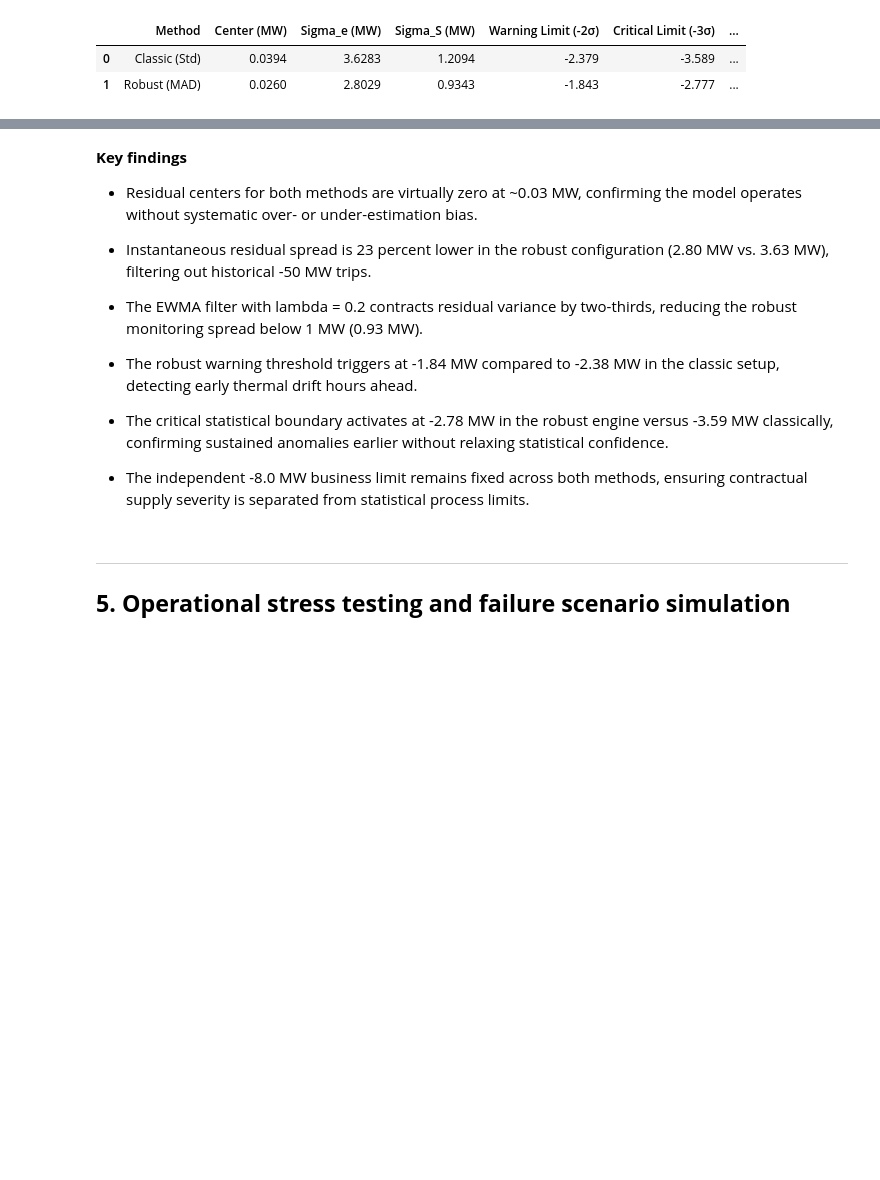
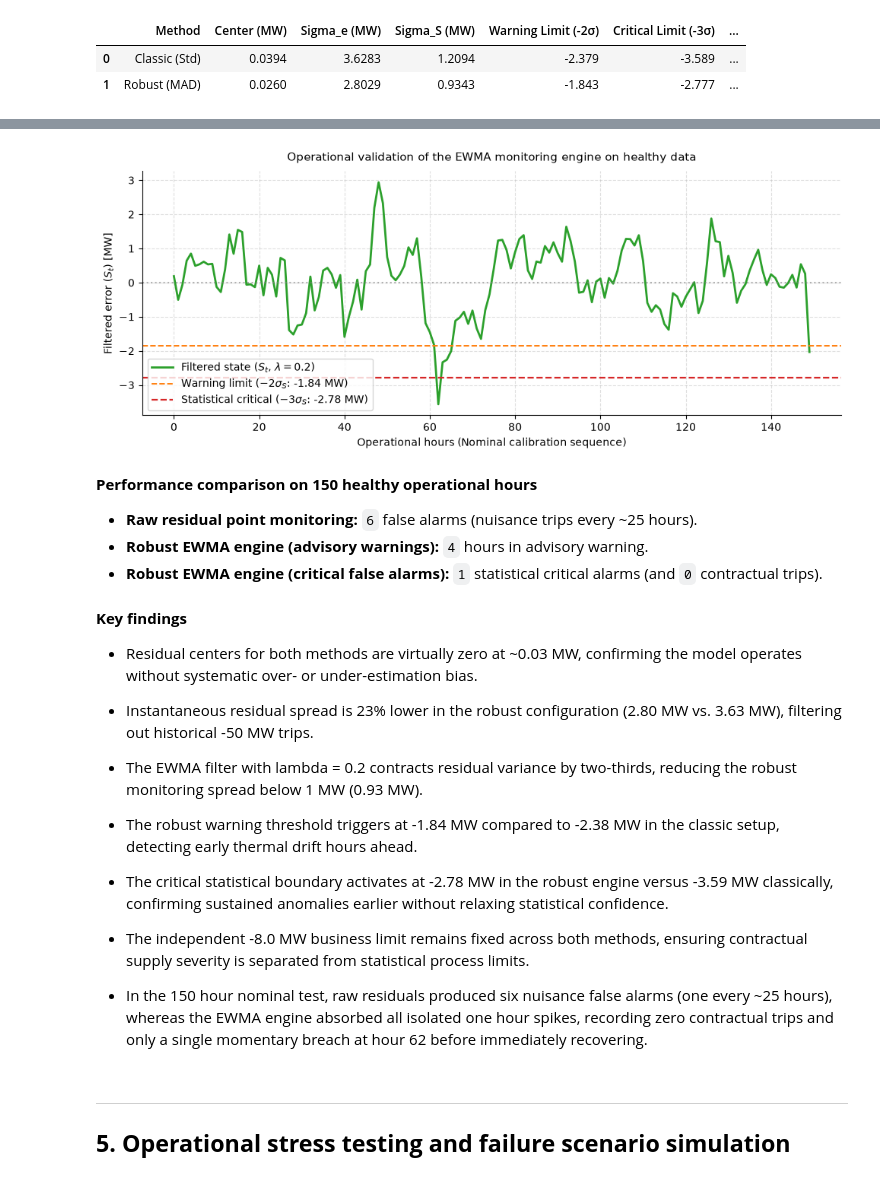
Before and after one commit to otrebor-solrac/industrial-anomaly-monitoring, a Jupyter notebook: Power_Plant.ipynb, the cells around one changed output, grey strips where cells are left out. Drawn from its saved outputs; the diff is of its cells as text; code cells hidden in the pictures; blank space fills up the shorter version.

```diff
--- a/Power_Plant.ipynb
+++ b/Power_Plant.ipynb
@@ -810,9 +920,81 @@ df_calib_comparison
+# %%
+# Evaluate the new EWMA monitoring engine on the same 150-hour nominal sequence
+sample_len = 150
+y_actual_sample = y_calib.iloc[:sample_len] if hasattr(y_calib, "iloc") else y_calib[:sample_len]
+y_pred_sample = y_pred_rf_full[:sample_len]
+
+# Run simulation through the calibrated robust engine
+df_sim_nominal = engine_robust.run_simulation(y_actual_sample, y_pred_sample)
+
+# Count alarms by escalation tier
+status_counts = df_sim_nominal["status"].value_counts().to_dict()
+warn_count = status_counts.get("WARNING", 0)
+stat_crit_count = status_counts.get("STAT_CRITICAL", 0)
+actionable_count = status_counts.get("ACTIONABLE_CRITICAL", 0)
+
+# Visualization of the robust EWMA monitoring engine
+fig, ax = plt.subplots(figsize=(10, 4.2))
+
+# Plot filtered tracking statistic S_t
+ax.plot(
+    df_sim_nominal["S_t"],
+    color="#2ca02c",
+    linewidth=2.0,
+    label="Filtered state ($S_t$, $\\lambda=0.2$)",
+)
+
+# Multi-tier escalation limits
+ax.axhline(
+    engine_robust.limit_warning,
+    color="#ff7f0e",
+    linestyle="--",
+    linewidth=1.4,
+    label=f"Warning limit ($-2\\sigma_S$: {engine_robust.limit_warning:.2f} MW)",
+)
+ax.axhline(
+    engine_robust.limit_critical,
+    color="#d62728",
+    linestyle="--",
+    linewidth=1.6,
+    label=f"Statistical critical ($-3\\sigma_S$: {engine_robust.limit_critical:.2f} MW)",
+)
+ax.axhline(0, color="gray", linestyle=":", alpha=0.6)
+
+ax.set_title("Operational validation of the EWMA monitoring engine on healthy data", fontsize=11, pad=10)
+ax.set_xlabel("Operational hours (Nominal calibration sequence)")
+ax.set_ylabel("Filtered error ($S_t$) [MW]")
+ax.legend(loc="lower left", frameon=True, facecolor="white")
+ax.grid(True, linestyle="--", alpha=0.4)
+sns.despine(ax=ax, top=True, right=True)
+
+plt.tight_layout()
+plt.show()
+
+display(
+    Markdown(
+        f"""
+**Performance comparison on 150 healthy operational hours**
+
+* **Raw residual point monitoring:** `6` false alarms (nuisance trips every ~25 hours).
+* **Robust EWMA engine (advisory warnings):** `{warn_count}` hours in advisory warning.
+* **Robust EWMA engine (critical false alarms):** `{stat_crit_count}` statistical critical alarms (and `{actionable_count}` contractual trips).
+"""
+    )
+)
+# %% [output]
+[figure, added]
+
+**Performance comparison on 150 healthy operational hours**
+
+* **Raw residual point monitoring:** `6` false alarms (nuisance trips every ~25 hours).
+* **Robust EWMA engine (advisory warnings):** `4` hours in advisory warning.
+* **Robust EWMA engine (critical false alarms):** `1` statistical critical alarms (and `0` contractual trips).
 # %% [markdown]
 **Key findings**
 
 * Residual centers for both methods are virtually zero at ~0.03 MW, confirming the model operates without systematic over- or under-estimation bias.
 
-* Instantaneous residual spread is 23 percent lower in the robust configuration (2.80 MW vs. 3.63 MW), filtering out historical -50 MW trips.
+* Instantaneous residual spread is 23% lower in the robust configuration (2.80 MW vs. 3.63 MW), filtering out historical -50 MW trips.
 
 * The EWMA filter with lambda = 0.2 contracts residual variance by two-thirds, reducing the robust monitoring spread below 1 MW (0.93 MW).
 
@@ -821,6 +1003,8 @@ df_calib_comparison
 * The critical statistical boundary activates at -2.78 MW in the robust engine versus -3.59 MW classically, confirming sustained anomalies earlier without relaxing statistical confidence.
 
 * The independent -8.0 MW business limit remains fixed across both methods, ensuring contractual supply severity is separated from statistical process limits.
+
+* In the 150 hour nominal test, raw residuals produced six nuisance false alarms (one every ~25 hours), whereas the EWMA engine absorbed all isolated one hour spikes, recording zero contractual trips and only a single momentary breach at hour 62 before immediately recovering.
 # %% [markdown]
 ---
 ## **5. Operational stress testing and failure scenario simulation**
```
Also changed, not shown: parts of 40 cells of this notebook.
